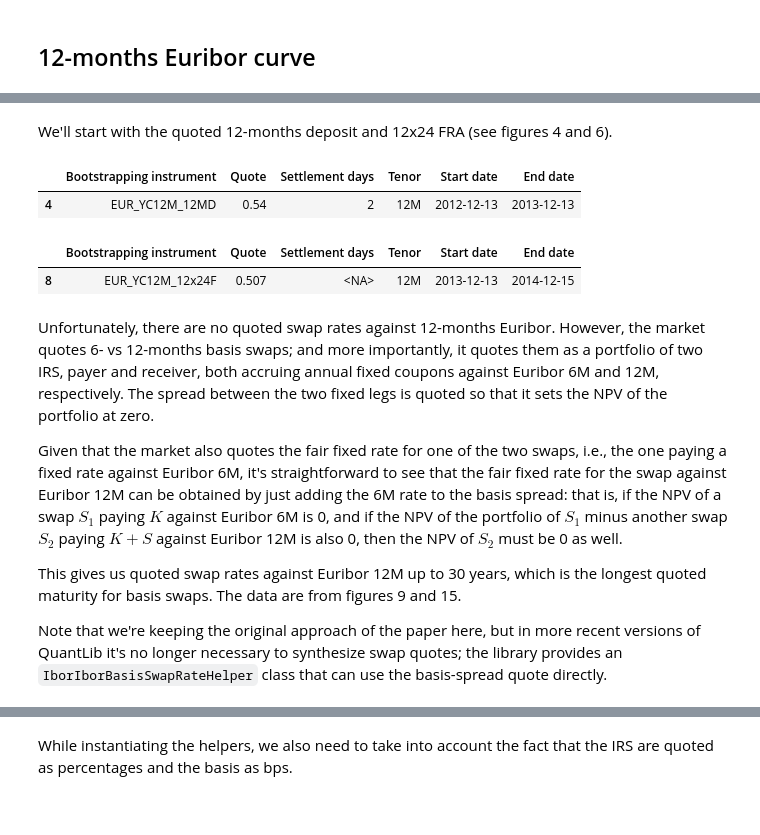
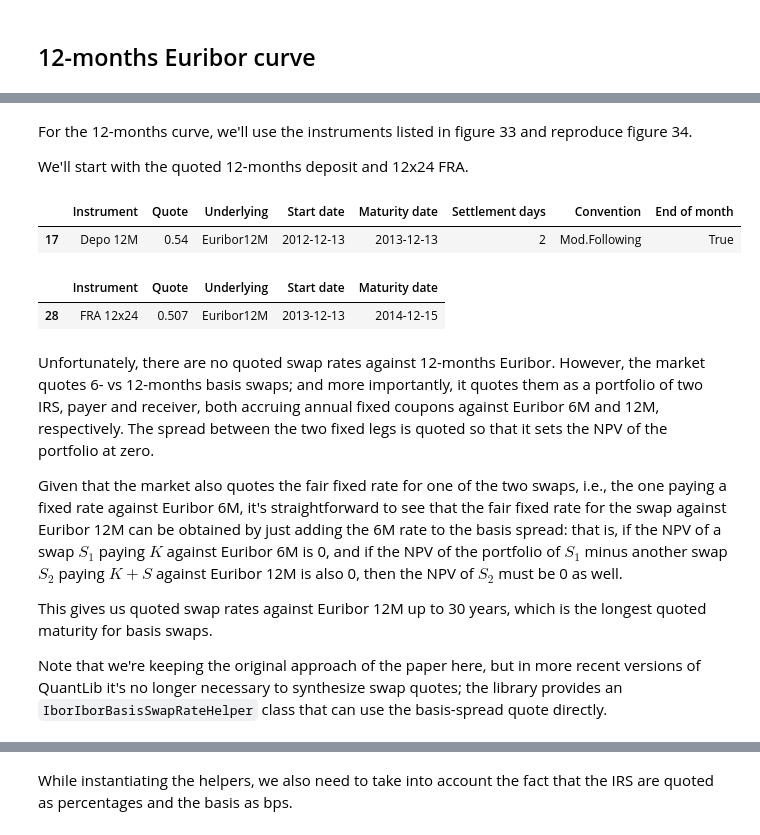
Before and after one commit to lballabio/ab-notebook, a Jupyter notebook: index.ipynb, the cells around one changed output, grey strips where cells are left out. Saved outputs shown, nothing was run; the diff lists cells and outputs as text; code cells hidden in the pictures.

```diff
--- a/index.ipynb
+++ b/index.ipynb
@@ -55,0 +24,5 @@ Note that these helpers, and the library in general, requires rates to be in dec
+# %%
+all_deposit_data = pd.read_csv(
+    'eur-deposits.csv',
+    parse_dates=['Start date', 'Maturity date'],
+)
@@ -902,17 +860,23 @@ euribor12m_data
-# %% [markdown]
-We'll start with the quoted 12-months deposit and 12x24 FRA (see figures 4 and 6).
+# %% [markdown]
+For the 12-months curve, we'll use the instruments listed in figure 33 and reproduce figure 34.
+
+We'll start with the quoted 12-months deposit and 12x24 FRA.
 # %%
-depo_data = euribor12m_data[4:5]
+depo_data = all_deposit_data[
+    all_deposit_data['Underlying'] == 'Euribor12M'
+]
 depo_data
 # %% [output]
-|  | Bootstrapping instrument | Quote | Settlement days | Tenor | Start date | End date |
-| 4 | EUR_YC12M_12MD | 0.54 | 2 | 12M | 2012-12-13 | 2013-12-13 |
+|  | Instrument | Quote | Underlying | Start date | Maturity date | Settlement days | Convention | End of month |
+| 17 | Depo 12M | 0.54 | Euribor12M | 2012-12-13 | 2013-12-13 | 2 | Mod.Following | True |
-# %%
-fra_data = euribor12m_data[8:9]
-fra_data
-# %% [output]
-|  | Bootstrapping instrument | Quote | Settlement days | Tenor | Start date | End date |
-| 8 | EUR_YC12M_12x24F | 0.507 | <NA> | 12M | 2013-12-13 | 2014-12-15 |
+# %%
+fra_data = all_fra_data[
+    all_fra_data['Underlying'] == 'Euribor12M'
+]
+fra_data
+# %% [output]
+|  | Instrument | Quote | Underlying | Start date | Maturity date |
+| 28 | FRA 12x24 | 0.507 | Euribor12M | 2013-12-13 | 2014-12-15 |
 # %%
 euribor12m = ql.Euribor1Y()
 helpers = [
@@ -940,6 +904,6 @@ Unfortunately, there are no quoted swap rates against 12-months Euribor.  Howeve
 
 Given that the market also quotes the fair fixed rate for one of the two swaps, i.e., the one paying a fixed rate against Euribor 6M, it's straightforward to see that the fair fixed rate for the swap against Euribor 12M can be obtained by just adding the 6M rate to the basis spread: that is, if the NPV of a swap $S_1$ paying $K$ against Euribor 6M is 0, and if the NPV of the portfolio of $S_1$ minus another swap $S_2$ paying $K+S$ against Euribor 12M is also 0, then the NPV of $S_2$ must be 0 as well.
 
-This gives us quoted swap rates against Euribor 12M up to 30 years, which is the longest quoted maturity for basis swaps. The data are from figures 9 and 15.
+This gives us quoted swap rates against Euribor 12M up to 30 years, which is the longest quoted maturity for basis swaps.
 
 Note that we're keeping the original approach of the paper here, but in more recent versions of QuantLib it's no longer necessary to synthesize swap quotes; the library provides an `IborIborBasisSwapRateHelper` class that can use the basis-spread quote directly.
```
Also changed, not shown: parts of 102 cells of this notebook, 11 other files.
